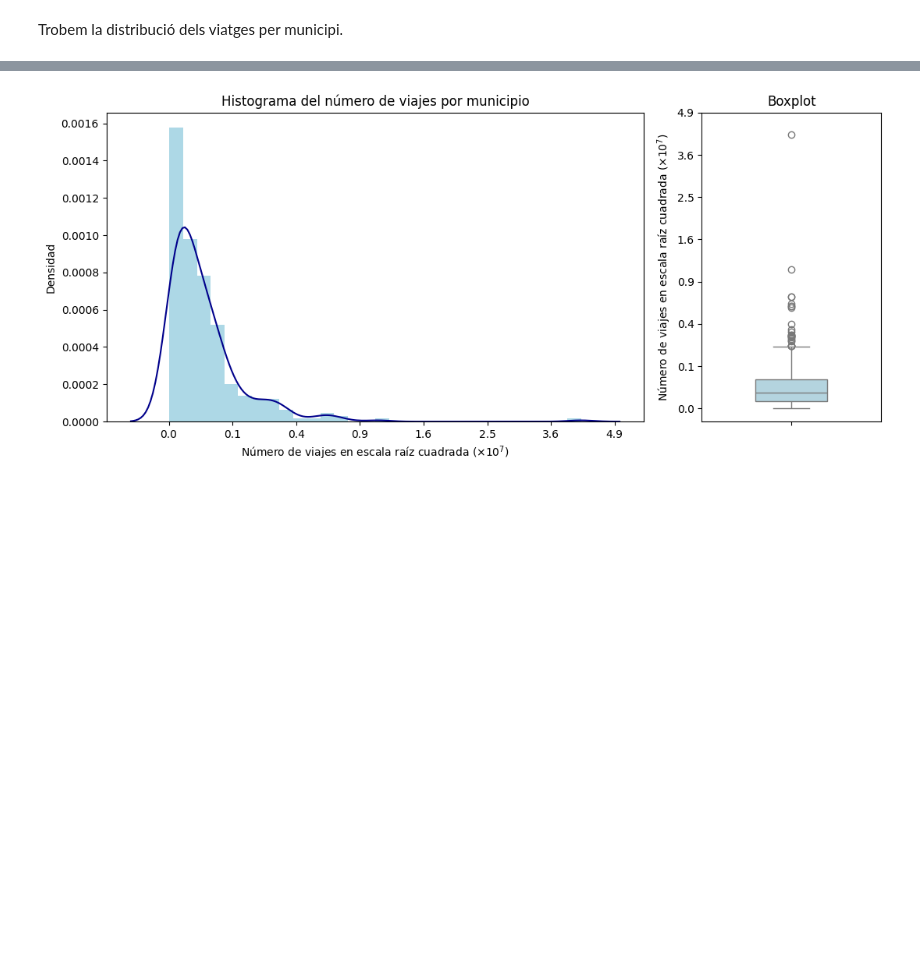
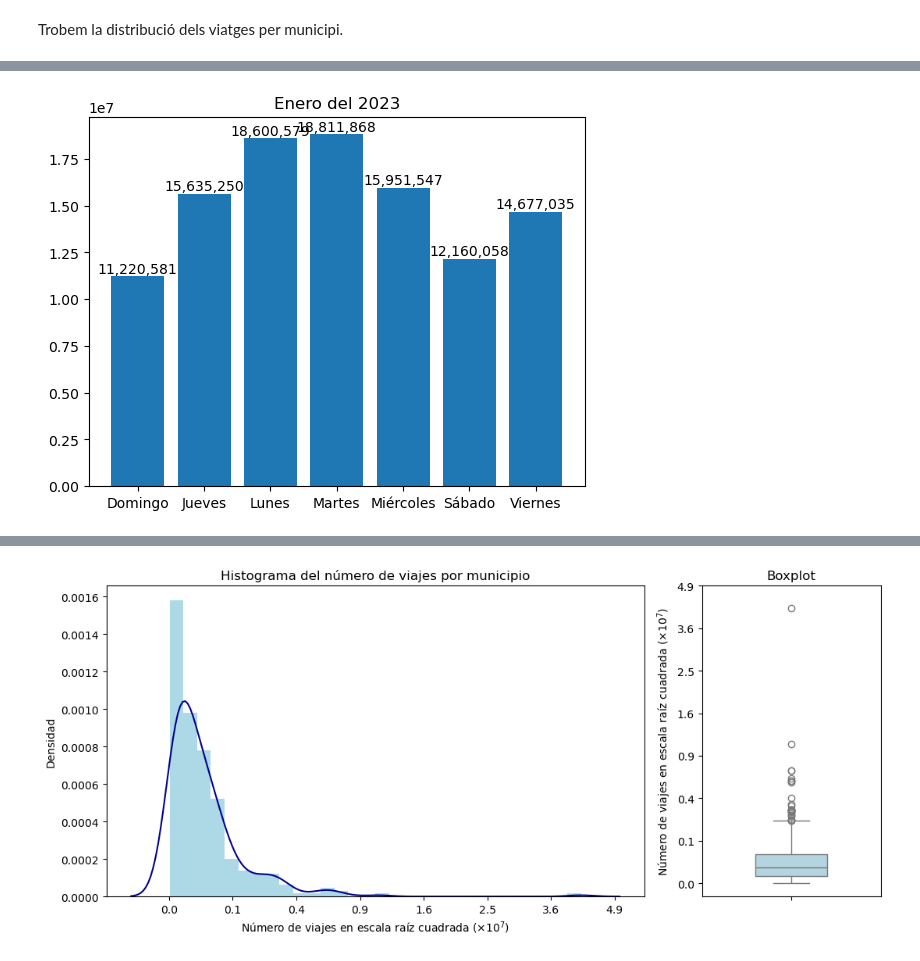
Before and after one commit to jordirubio01/MobiCat, a Jupyter notebook: mobile-challenge-datasets/IT2__DS3__2-Features-Distributions.ipynb, the cells around one changed output, grey strips where cells are left out. Saved outputs shown, nothing was run; the diff lists cells and outputs as text; code cells hidden in the pictures; blank space fills up the shorter version.

```diff
--- a/mobile-challenge-datasets/IT2__DS3__2-Features-Distributions.ipynb
+++ b/mobile-challenge-datasets/IT2__DS3__2-Features-Distributions.ipynb
@@ -69,0 +83,3 @@ municipalities_df
+# %%
+day_freq = mobility_df.groupby(by="day_of_week")["viajes"].sum().reset_index()
+day_freq
@@ -69,0 +95,8 @@ municipalities_df
+# %%
+fig, ax = plt.subplots()
+bars = ax.bar(day_freq["day_of_week"], day_freq["viajes"])
+ax.bar_label(bars, fmt='{:,.0f}')
+plt.title("Enero del 2023")
+plt.show()
+# %% [output]
+[figure, added]
```
Also changed, not shown: parts of 18 cells of this notebook, 3 other files.
